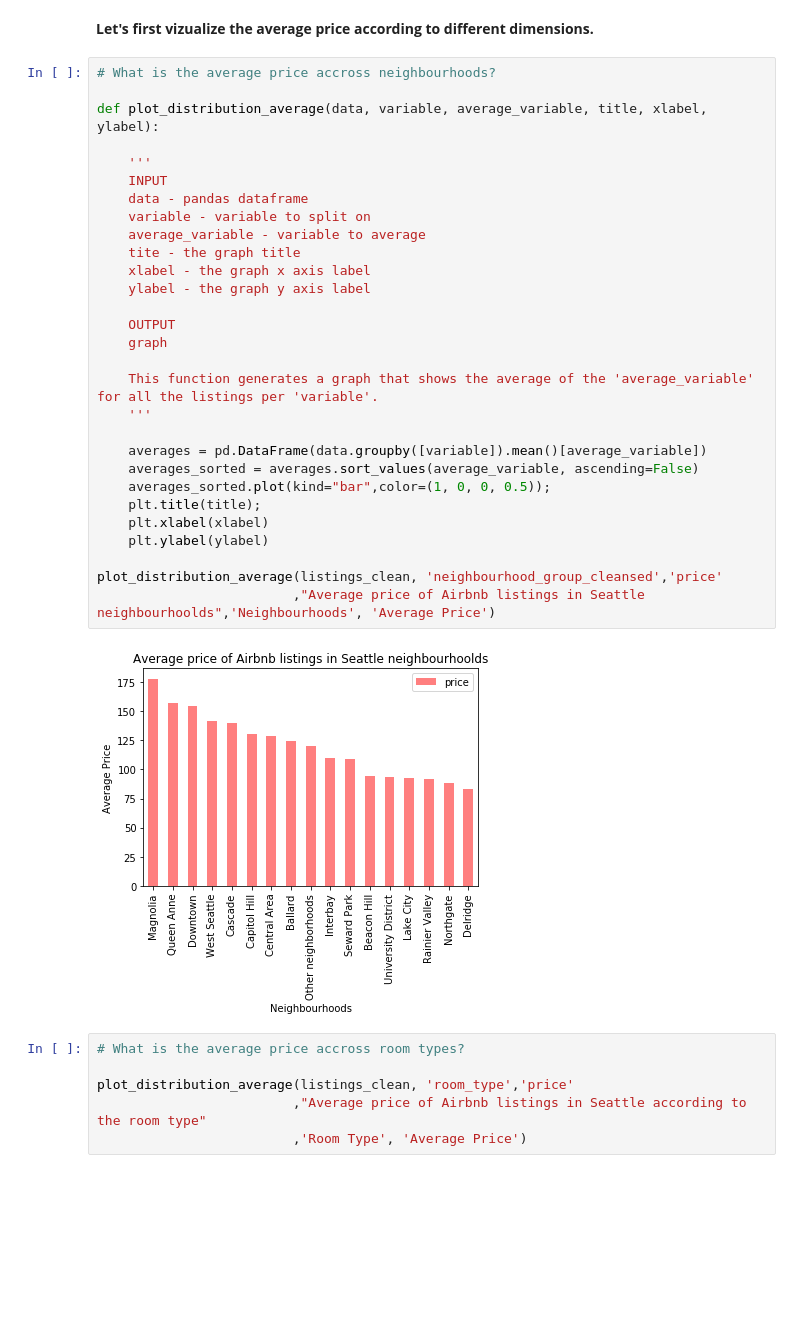
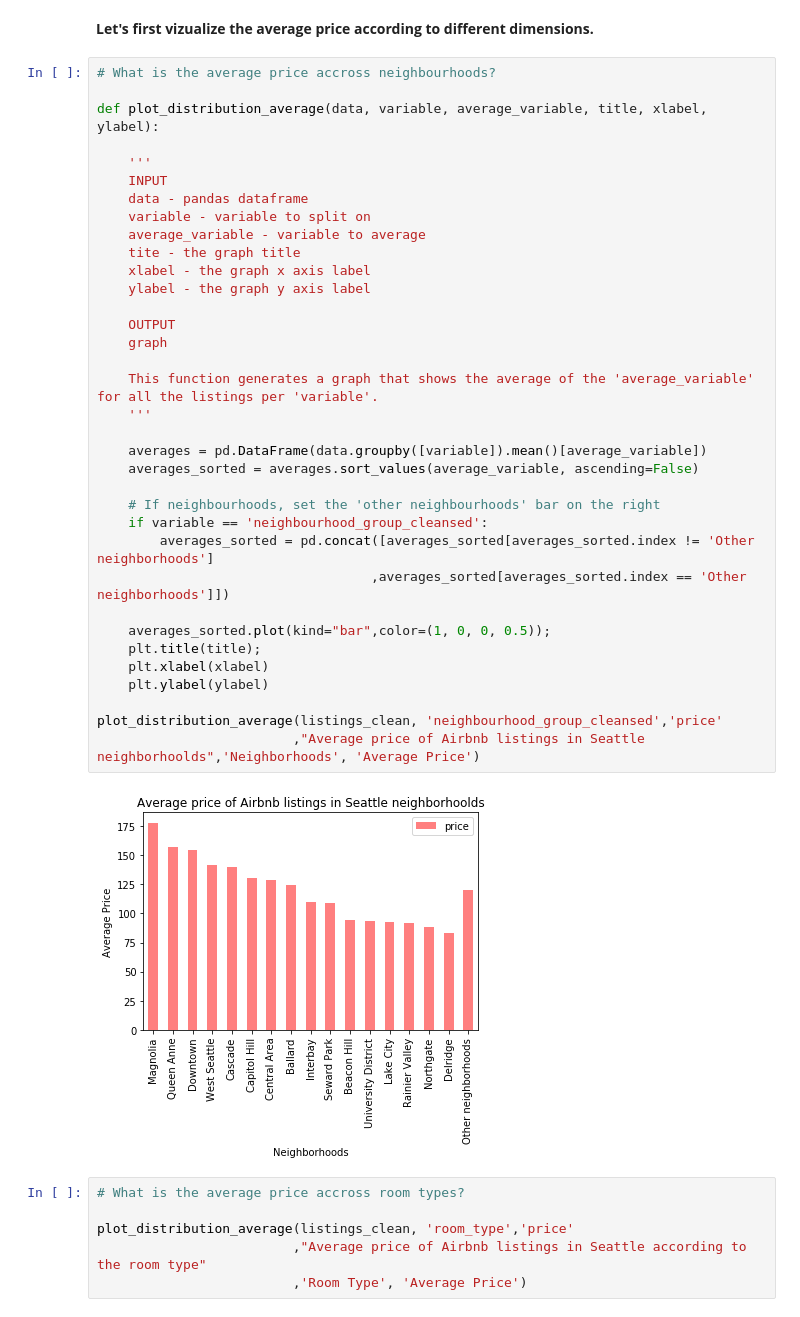
Before and after one commit to Robinhohocepied/airbnb-seattle-data, a Jupyter notebook: AirBnB+Seattle+Data.ipynb.ipynb, the cells around one changed output. Drawn from its saved outputs; the diff is of its cells as text; blank space fills up the shorter version.

```diff
--- a/AirBnB+Seattle+Data.ipynb.ipynb
+++ b/AirBnB+Seattle+Data.ipynb.ipynb
@@ -347,34 +389,40 @@ Let's now analyze and model what factors influence the price of the Airbnb listi
 # %%
 # What is the average price accross neighbourhoods?
 
 def plot_distribution_average(data, variable, average_variable, title, xlabel, ylabel):
 
     '''
     INPUT
     data - pandas dataframe
     variable - variable to split on
     average_variable - variable to average
     tite - the graph title
     xlabel - the graph x axis label
     ylabel - the graph y axis label
 
     OUTPUT
     graph
 
     This function generates a graph that shows the average of the 'average_variable' for all the listings per 'variable'.
     '''
 
     averages = pd.DataFrame(data.groupby([variable]).mean()[average_variable])
     averages_sorted = averages.sort_values(average_variable, ascending=False)
+
+    # If neighbourhoods, set the 'other neighbourhoods' bar on the right
+    if variable == 'neighbourhood_group_cleansed':
+        averages_sorted = pd.concat([averages_sorted[averages_sorted.index != 'Other neighborhoods']
+                                   ,averages_sorted[averages_sorted.index == 'Other neighborhoods']])
+
     averages_sorted.plot(kind="bar",color=(1, 0, 0, 0.5));
     plt.title(title);
     plt.xlabel(xlabel)
     plt.ylabel(ylabel)
 
 plot_distribution_average(listings_clean, 'neighbourhood_group_cleansed','price'
-                         ,"Average price of Airbnb listings in Seattle neighbourhoolds",'Neighbourhoods', 'Average Price')
+                         ,"Average price of Airbnb listings in Seattle neighborhoolds",'Neighborhoods', 'Average Price')
 # %% [output]
-[figure, old version]
+[figure, new version]
 # %%
 # What is the average price accross room types?
 
```
Also changed, not shown: parts of 77 cells of this notebook.
